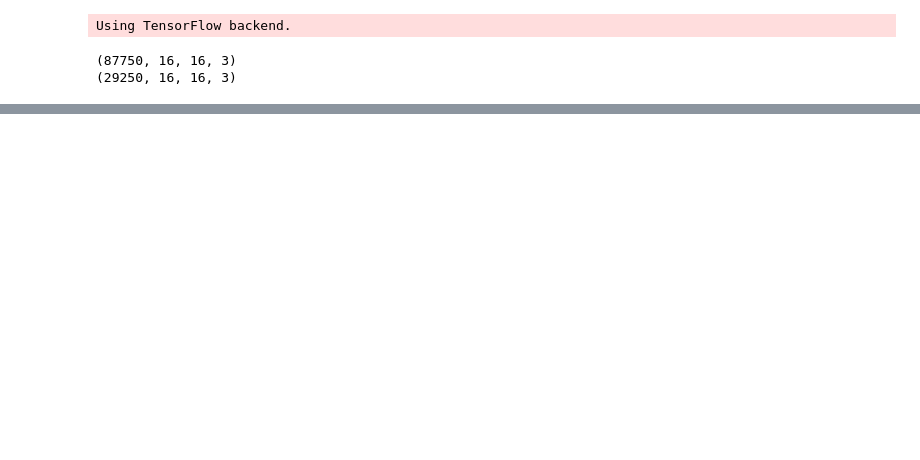
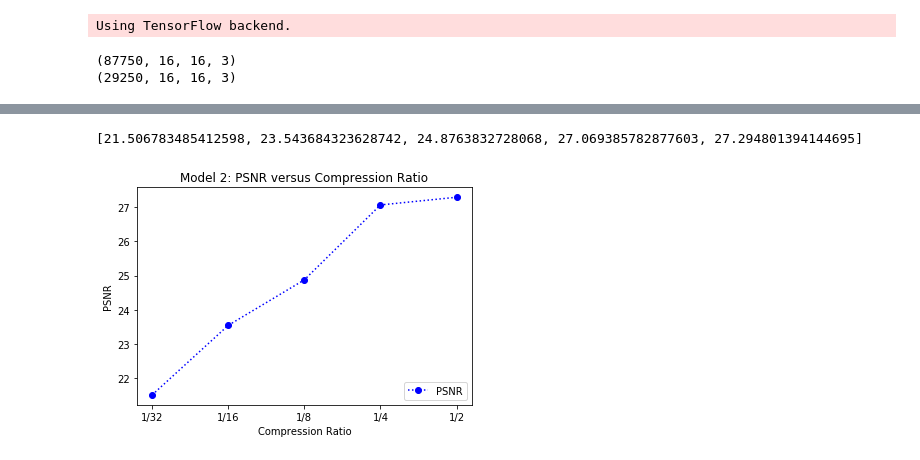
Before and after one commit to Chlerry/term-project, a Jupyter notebook: task3/task3.ipynb, the cells around one changed output, grey strips where cells are left out. Cells and saved outputs as stored; diff of their text form; code cells hidden in the pictures; blank space fills up the shorter version.

```diff
--- a/task3/task3.ipynb
+++ b/task3/task3.ipynb
@@ -71,0 +141,20 @@ print(PSNR)
+# %%
+# Calculate average PSNR
+model2_PSNRs = []
+for d_img in model1_decoded_images:
+    model2_PSNRs.append(vcompresslib.get_psnr(test_image, d_img))
+
+print(model2_PSNRs)
+
+# Giving a title to the graph
+plt.title('Model 2: PSNR versus Compression Ratio')
+
+plt.plot(ratios, model2_PSNRs, 'bo:', label = 'PSNR')
+plt.xlabel('Compression Ratio')
+plt.ylabel('PSNR')
+plt.legend(loc = 4)
+
+plt.show()
+# %% [output]
+[21.506783485412598, 23.543684323628742, 24.8763832728068, 27.069385782877603, 27.294801394144695]
+[figure, added]
```
Also changed, not shown: parts of 9 cells of this notebook.
